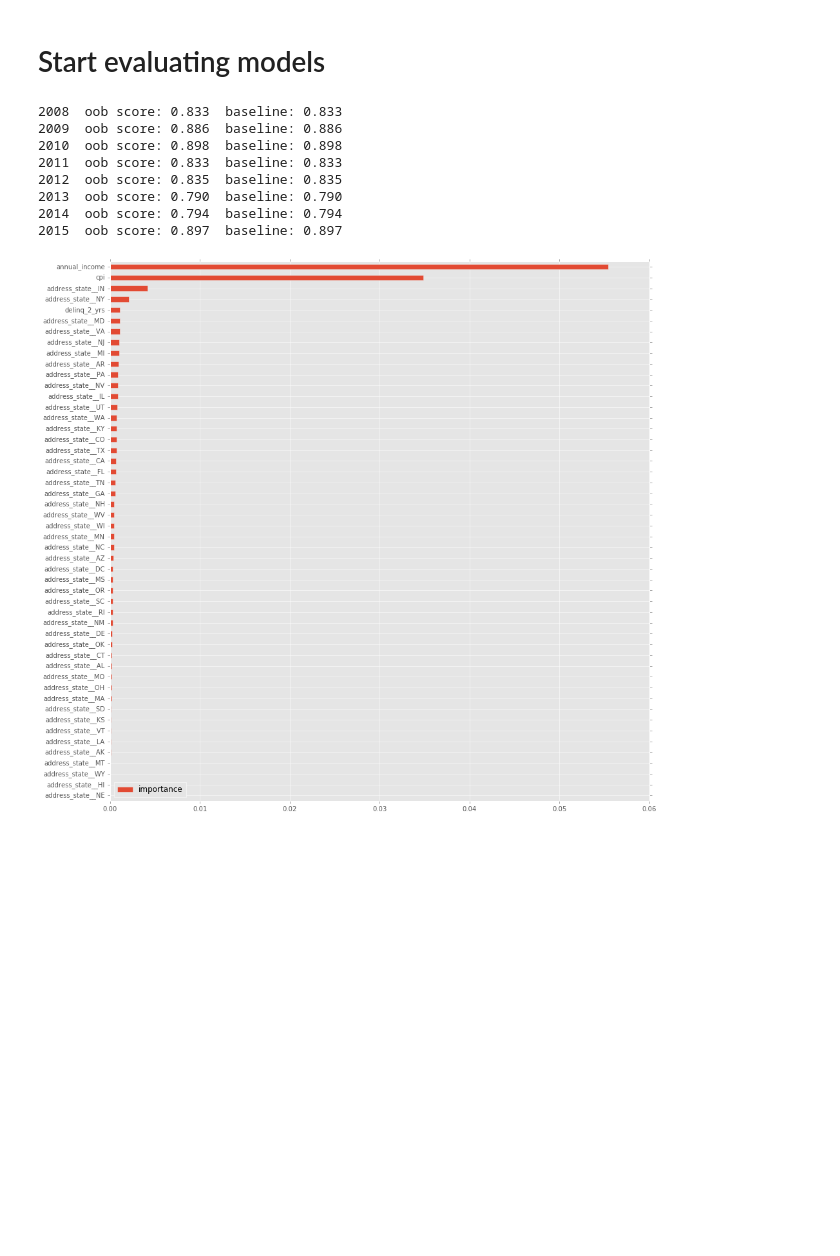
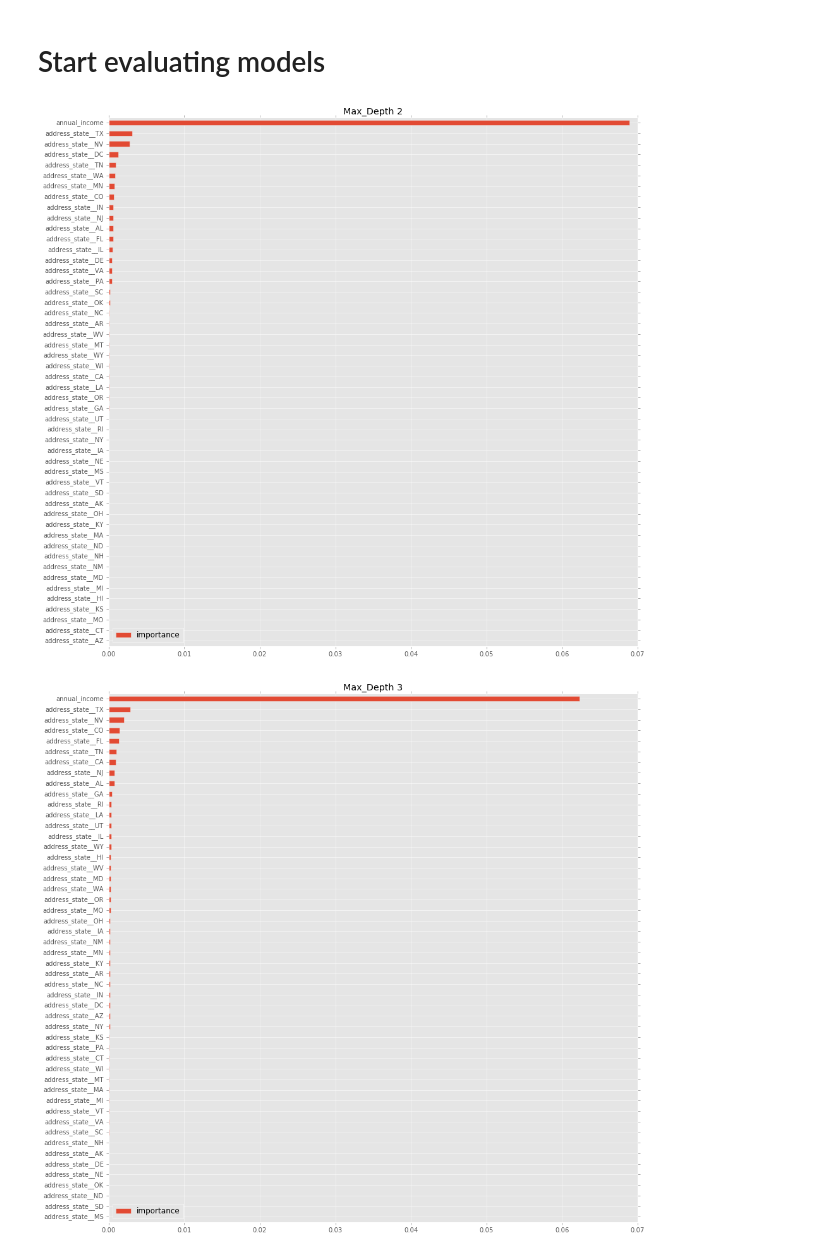
Before and after one commit to dmodjeska/cs109a, a Jupyter notebook: AMG_Models_MS4.ipynb, the cells around one changed output. Saved outputs shown, nothing was run; the diff lists cells and outputs as text; code cells hidden in the pictures; blank space fills up the shorter version.

```diff
--- a/AMG_Models_MS4.ipynb
+++ b/AMG_Models_MS4.ipynb
@@ -38,7 +38,8 @@ from IPython.display import display, HTML
 ### Note: this cell is the same in both notebooks
 
 # load and clean full dataset?
-load_full = False
+#load_full = False
+load_full = True  # AMG
 
 # if not loading and cleaning full dataset, what sample percentage?
 sample_percent = 10
@@ -144,14 +187,15 @@ Index([               u'address_state',                u'annual_income',
 # %%
 def expand_x(x, x_orig):
     x_expanded = pd.DataFrame()
-    for colname in x.columns:
-        print colname, x[colname].dtype
-        if colname in ('description', 'verif_status', 'loan_subgrade',
+    for colname in x_orig.columns:
+        if colname in ('description', 'verif_status', 'loan_subgrade', 'id', 'interest_rate',
+                       'loan_term',
                        'index', 'recoveries', 'issue_date', 'earliest_credit'):
             continue
-        if x[colname].dtype == 'object':
+        print colname, x_orig[colname].dtype
+        if x_orig[colname].dtype == 'object':
             values = x[colname].fillna('MISSING')
-            value_columns = values.value_counts().index
+            value_columns = x_orig[colname].fillna('MISSING').value_counts().index
             if len(value_columns) > 50:
                 value_columns = value_columns[:50]
             for val in value_columns:
@@ -225,36 +291,31 @@ years = pd.to_datetime(x.issue_date).dt.year
 # %% [markdown]
 # Start evaluating models
 # %%
-for yr in set(years.values):
-    rf = RFC(random_state=1729,
-             max_depth=5,
-             n_estimators=100,
-             oob_score=True
-            ).fit(x_expanded[years==yr], y[years==yr])
-    print "%d  oob score: %.3f  baseline: %.3f" % (yr, rf.oob_score_, 1-y[years==yr].mean(),)
+#for yr in set(years.values):
+#    rf = RFC(random_state=1729,
+#             max_depth=5,
+#             n_estimators=100,
+#             oob_score=True
+#            ).fit(x_expanded[years==yr], y[years==yr])
+#    print "%d  oob score: %.3f  baseline: %.3f" % (yr, rf.oob_score_, 1-y[years==yr].mean(),)
-# %% [output]
-2008  oob score: 0.833  baseline: 0.833
-2009  oob score: 0.886  baseline: 0.886
-2010  oob score: 0.898  baseline: 0.898
-2011  oob score: 0.833  baseline: 0.833
-2012  oob score: 0.835  baseline: 0.835
-2013  oob score: 0.790  baseline: 0.790
-2014  oob score: 0.794  baseline: 0.794
-2015  oob score: 0.897  baseline: 0.897
 # %%
 # One RF with all years combined; what predictors matter?
-rf = RFC(random_state=1729,
-         max_depth=5,
-         n_estimators=100,
+for md in range(2,10):
+    yrs_in_2011_2013 = years.isin([2011, 2012, 2013])
+    rf = RFC(random_state=1729,
+         max_depth=md,
+         n_estimators=300,
          oob_score=True
-        ).fit(x_expanded, y)
-plt.figure(figsize=(15,15))
-pd.DataFrame(rf.feature_importances_,
+        ).fit(x_expanded[yrs_in_2011_2013], y[yrs_in_2011_2013])
+    plt.figure(figsize=(15,15))
+    pd.DataFrame(rf.feature_importances_,
              index=x_expanded.columns,
              columns=['importance'],
              ).iloc[0:50,:].sort_values(by='importance',
                            ascending=True,
              ).plot(kind='barh', ax=plt.gca())
-plt.show()
+    plt.title("Max_Depth " + str(md))
+    plt.show()
 # %% [output]
-[figure, old version]
+[figure, new version]
+[figure, added]
```
Also changed, not shown: parts of 42 cells of this notebook.
